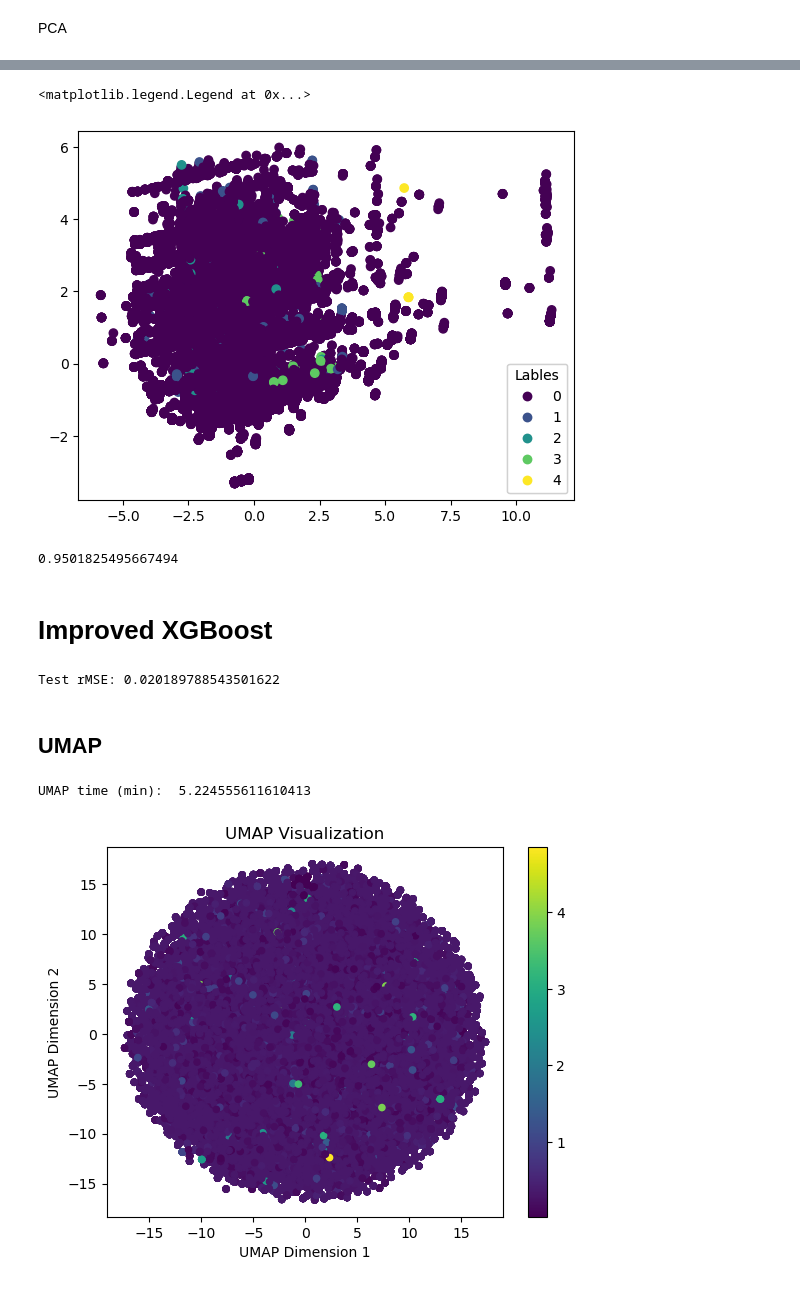
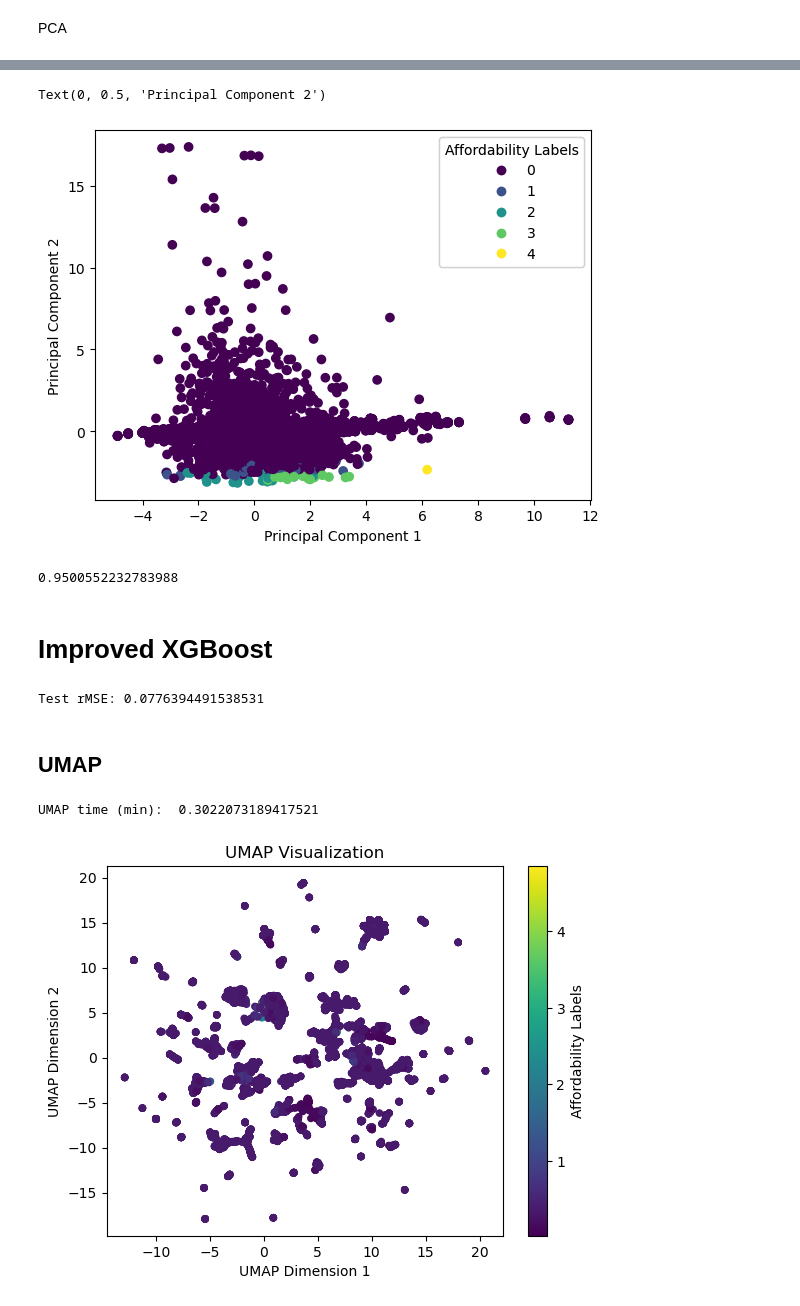
Before and after one commit to madisongarccia/486project, a Jupyter notebook: code/selected_model.ipynb, the cells around one changed output, grey strips where cells are left out. Cells and saved outputs as stored; diff of their text form; code cells hidden in the pictures.

```diff
--- a/code/selected_model.ipynb
+++ b/code/selected_model.ipynb
@@ -51,8 +51,7 @@ df = pd.read_csv('final_data.csv')
 df['affordability_ratio'] = df['affordability_ratio'].fillna(df['affordability_ratio'].mean()) # make sure response has no NAs
 
 # get my X and Y matrices
-X = df.drop(columns = ['affordability_ratio','LL95_affordability_ratio', 'UL95_affordability_ratio',
-       'rse_food_afford', 'CA_RR_Affordability', 'affordability_per_person', 'affordable'])
+X = df.drop(columns = ['affordability_ratio'])
 features = X.columns
 y = df['affordability_ratio']
 # extract only the column names for each type
@@ -568,11 +561,13 @@ fig, ax = plt.subplots()
 scatter = ax.scatter(pc1, pc2, c=labels)
 
 legend = ax.legend(*scatter.legend_elements(),
-                    loc="best", title="Lables")
+                    loc="best", title="Affordability Labels")
 ax.add_artist(legend)
+ax.set_xlabel("Principal Component 1")
+ax.set_ylabel("Principal Component 2")
 # %% [output]
-<matplotlib.legend.Legend at 0x...>
+Text(0, 0.5, 'Principal Component 2')
-[figure, old version]
+[figure, new version]
 # %%
 # Calculate the loadings
 # (relative importance of the original features to the principal components)
@@ -582,7 +577,7 @@ loadings = eigenvectors.T * np.sqrt(eigenvalues)
 # %%
 pca.explained_variance_ratio_.sum() # makes sense because that was my threshold
 # %% [output]
-0.9501825495667494
+0.9500552232783988
 # %% [markdown]
 # Improved XGBoost
 # %%
@@ -600,23 +595,23 @@ y_pred_pc = model.predict(X_test_pc)
 mse = root_mean_squared_error(y_test, y_pred_pc)
 print(f'Test rMSE: {mse}')
 # %% [output]
-Test rMSE: 0.020189788543501622
+Test rMSE: 0.0776394491538531
 # %% [markdown]
 ## UMAP
 # %%
 umap_start = time.time()
-um = umap.UMAP(n_components=2, n_neighbors=15).fit_transform(X_train_processed)
+um = umap.UMAP(n_components=2, n_neighbors=10, random_state=42).fit_transform(X_train_processed.toarray())
 # n_neighbors might need to be adjusted to improve connectivity
 umap_end = time.time()
 print("UMAP time (min): ", (umap_end-umap_start)/60)
 # %% [output]
-UMAP time (min):  5.224555611610413
+UMAP time (min):  0.3022073189417521
 # %%
 plt.scatter(um[:, 0], um[:, 1], c=y_train, cmap='viridis', s=20)
-plt.colorbar()
 plt.xlabel('UMAP Dimension 1')
 plt.ylabel('UMAP Dimension 2')
 plt.title('UMAP Visualization')
+plt.colorbar(label='Affordability Labels')
 plt.show()
 # %% [output]
-[figure, old version]
+[figure, new version]
```
Also changed, not shown: parts of 12 cells of this notebook, 17 other files.
